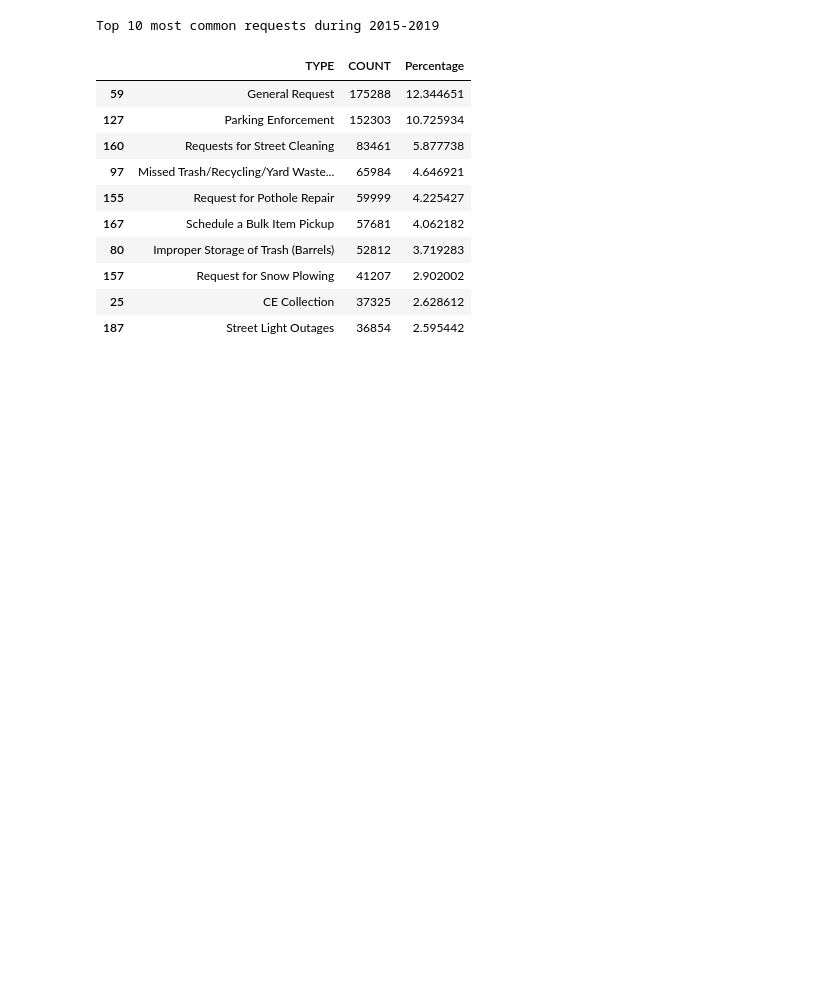
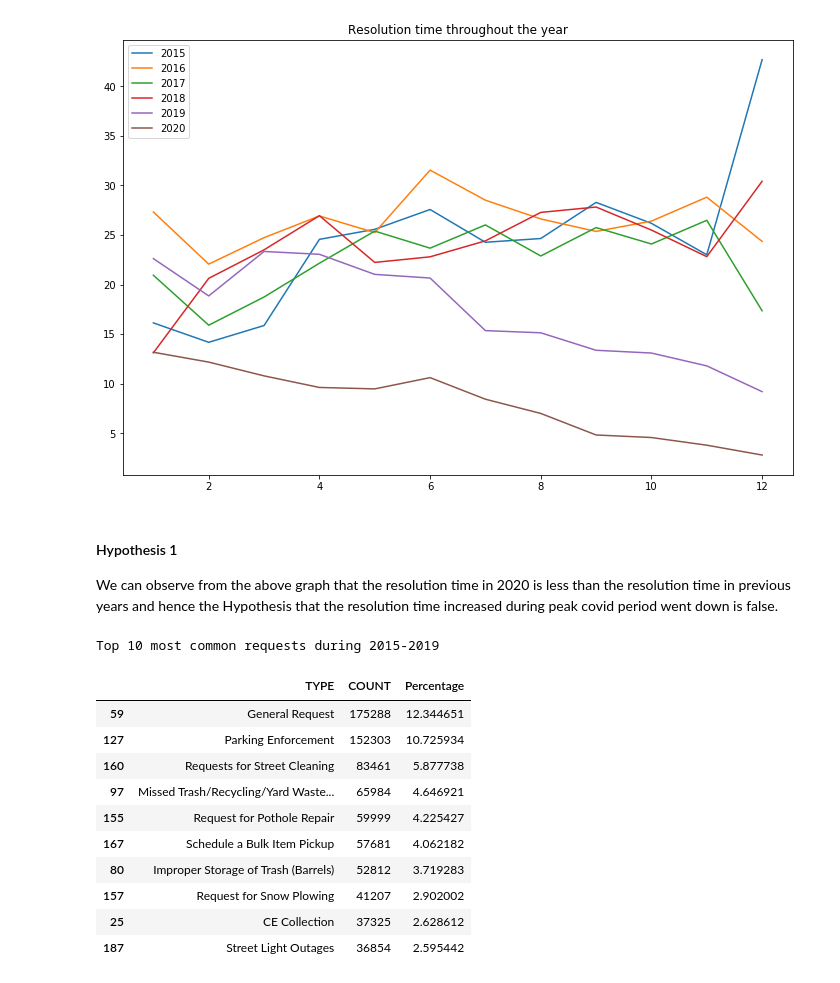
Before and after one commit to Cap10nem0/2021Fall_finals, a Jupyter notebook: 311_requests.ipynb, the cells around one changed output. Drawn from its saved outputs; the diff is of its cells as text; code cells hidden in the pictures; blank space fills up the shorter version.

Commit message:
Added hypothesis conclusions

```diff
--- a/311_requests.ipynb
+++ b/311_requests.ipynb
@@ -31,11 +24,10 @@ post_covid_records = pd.read_csv('data\\311_Cases_2020_2024_Unrestricted.csv')
 def parse_date(dateStr: str):
     return dt.datetime.strptime(dateStr, '%Y-%m-%d')
 # %%
-pre_covid_records['OPEN_DAY'] = pre_covid_records['OPEN_DT'].apply(lambda entry : parse_date(entry).day)
-pre_covid_records['OPEN_MONTH'] = pre_covid_records['OPEN_DT'].apply(lambda entry : parse_date(entry).month)
-pre_covid_records['OPEN_YEAR'] = pre_covid_records['OPEN_DT'].apply(lambda entry : parse_date(entry).year)
+pre_covid_records['OPEN_DT'] = pd.to_datetime(pre_covid_records['OPEN_DT'])
+pre_covid_records['CLOSED_DT'] = pd.to_datetime(pre_covid_records['CLOSED_DT'])
+#pre_covid_records.dtypes
 
-
-post_covid_records['OPEN_DAY'] = post_covid_records['OPEN_DT'].apply(lambda entry : parse_date(entry).day)
-post_covid_records['OPEN_MONTH'] = post_covid_records['OPEN_DT'].apply(lambda entry : parse_date(entry).month)
-post_covid_records['OPEN_YEAR'] = post_covid_records['OPEN_DT'].apply(lambda entry : parse_date(entry).year)
+post_covid_records['OPEN_DT'] = pd.to_datetime(post_covid_records['OPEN_DT'])
+post_covid_records['CLOSED_DT'] = pd.to_datetime(post_covid_records['CLOSED_DT'])
+#post_covid_records.dtypes
@@ -42,3 +70,26 @@ post_covid_records['OPEN_YEAR'] = post_covid_records['OPEN_DT'].apply(lambda ent
+# %%
+years = pre_covid_records['OPEN_DT'].dt.year.unique()
+records_by_year = {}
+for year in years:
+    records_by_year[year] = pre_covid_records[pre_covid_records['OPEN_DT'].dt.year == year]
+
+for year in post_covid_records['OPEN_DT'].dt.year.unique():
+    records_by_year[year] = post_covid_records[post_covid_records['OPEN_DT'].dt.year == year]
+
+plt.figure(figsize=(12,8))
+for year, records in records_by_year.items():
+    x = range(1, 13)
+    y = [records[records['OPEN_DT'].dt.month == month]['RESOLUTION_TIME'].mean(skipna=True) for month in x]
+    plt.plot(x, y, label=year)
+
+plt.legend()
+plt.title('Resolution time throughout the year')
+plt.show()
+# %% [output]
+[figure, added]
+# %% [markdown]
+#### Hypothesis 1
+We can observe from the above graph that the resolution time in 2020 is less than the resolution time in previous years and hence the Hypothesis that the resolution time increased during peak covid period went down is false.
 # %%
 def group_and_count(df, groupingColumn):
     df = df.groupby(groupingColumn)['CASE_ENQUIRY_ID'].nunique().reset_index(name='COUNT') \
```
Also changed, not shown: parts of 15 cells of this notebook.
